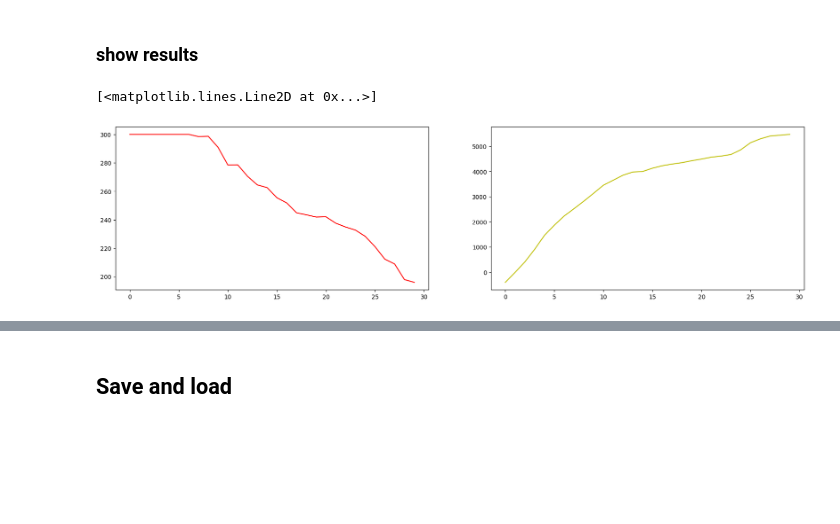
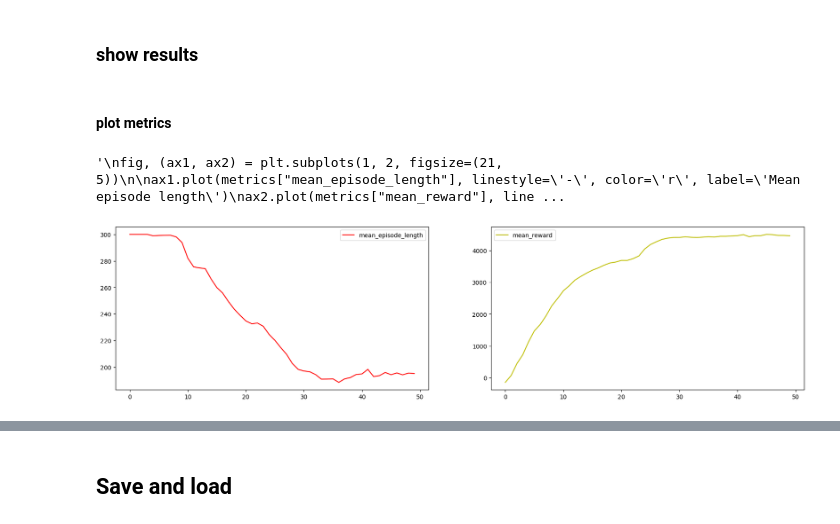
Before and after one commit to NicoloMalucelli/neighbor-based_MARL, a Jupyter notebook: CTDE/collect_the_items_v3.ipynb, the cells around one changed output, grey strips where cells are left out. Drawn from its saved outputs; the diff is of its cells as text; code cells hidden in the pictures; blank space fills up the shorter version.

```diff
--- a/CTDE/collect_the_items_v3.ipynb
+++ b/CTDE/collect_the_items_v3.ipynb
@@ -183,11 +183,24 @@ class CollectTheItems(MultiAgentEnv):
 
         reward_4 = max(distance_diff) if len(distance_diff) > 0 else 0
 
-        self.info[agent] = {"info": {f"r2: {reward_2}, r3: {reward_3}, r4: {reward_4}"}}
-        return  reward_2 + reward_3 + reward_4*3
+        # reward_5: positive reward when increasing the distance from the neighbours
+        distance_diff = [Vector2D.distance(self.agents_pos[agent], self.agents_pos[nbr]) -
+                         Vector2D.distance(self.agent_old_pos[agent], self.agent_old_pos[nbr])
+                         for nbr in self.__get_n_closest_neighbours(agent, self.visible_nbrs)]
+
+        reward_5 = np.mean(distance_diff)/2.0 if len(distance_diff) > 0 else 0
+
+        # reward_6: positive reward if an old visible target has been collected
+        old_visible_target_collected = [1 if not(target in self.targets_pos.keys()) else 0 for target in self.old_visible_targets[agent]]
+        self.old_visible_targets[agent] = self.__get_n_closest_targets(agent, self.visible_targets)
+
+        reward_6 = sum(old_visible_target_collected) * 100
+
+        self.info[agent] = {"info": {f"r2: {reward_2}, r3: {reward_3}, r4: {reward_4} , r5: {reward_5}, r6: {reward_6}"}}
+        return  reward_3 + reward_4*3 + reward_2 + reward_5 + reward_6
 
     def __get_global_reward(self):
-        return self.global_reward * 100
+        return 0#self.global_reward * 100
 
     def __get_other_agents(self, agent):
         return [other for other in self.agents_ids if other != agent]
@@ -234,6 +247,7 @@ class CollectTheItems(MultiAgentEnv):
         self.targets_pos = {f"target-{i}": Vector2D.get_random_point(max_x=self.spawn_area, max_y=self.spawn_area) for i in range(self.n_targets)}
         self.collectors = []
         self.closest_targets = {}
+        self.old_visible_targets = {agent: self.__get_n_closest_targets(agent, self.visible_targets) for agent in self.agents_ids}
         self.info = {}
         self.observation_cache = {agent: [] for agent in self.agents_ids}
         return {agent: self.__get_observation(agent) for agent in self.agents_ids}, {}
@@ -349,7 +363,7 @@ env_config = EnvironmentConfiguration(
     n_targets = 10,
     spawn_area = 200,
     max_steps=300,
-    agent_range = 5,
+    agent_range = 3,
     visible_nbrs = 3,
     visible_targets = 3,
     cache_size=3,
@@ -367,7 +381,7 @@ ray.shutdown()
 # %%
 from ray.rllib.algorithms.dqn.dqn import DQNConfig
 
-training_iterations = 30
+training_iterations = 35
 
 algo = (DQNConfig()
         .training(
@@ -398,5 +412,5 @@ for i in range(training_iterations):
     print(out)
     metrics["mean_episode_length"].append(result['sampler_results']['episode_len_mean'])
     metrics["mean_reward"].append(result['sampler_results']['episode_reward_mean'])
-    simulate_episode(RenderableCollectTheItems(env_config), algo, 500, sleep_between_frames=0.01)
+    simulate_episode(RenderableCollectTheItems(env_config), algo, 500, sleep_between_frames=0.01, print_info=True)
 # %% [output]
@@ -413,12 +452,17 @@ KeyboardInterrupt:
 # %% [markdown]
 ### show results
+# %% [markdown]
+#### plot metrics
 # %%
 from matplotlib import pyplot as plt
 
+plot_metrics(metrics, "mean_episode_length", "mean_reward")
+"""
 fig, (ax1, ax2) = plt.subplots(1, 2, figsize=(21, 5))
 
 ax1.plot(metrics["mean_episode_length"], linestyle='-', color='r', label='Mean episode length')
 ax2.plot(metrics["mean_reward"], linestyle='-', color='y', label='Mean reward')
+"""
 # %% [output]
-[<matplotlib.lines.Line2D at 0x...>]
+'\nfig, (ax1, ax2) = plt.subplots(1, 2, figsize=(21, 5))\n\nax1.plot(metrics["mean_episode_length"], linestyle=\'-\', color=\'r\', label=\'Mean episode length\')\nax2.plot(metrics["mean_reward"], line ...
-[figure, old version]
+[figure, new version]
```
Also changed, not shown: parts of 7 cells of this notebook, 19 other files.
